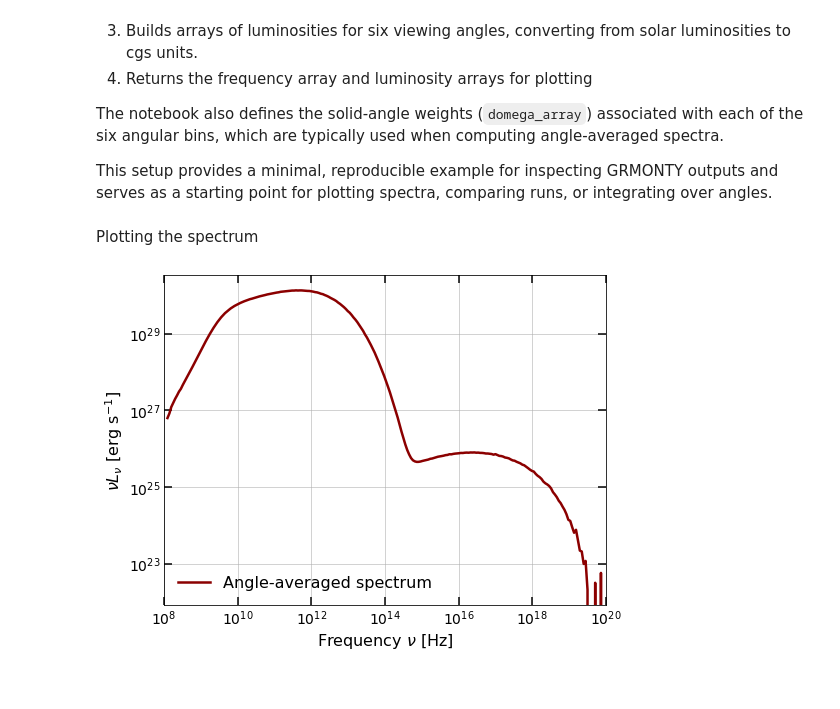
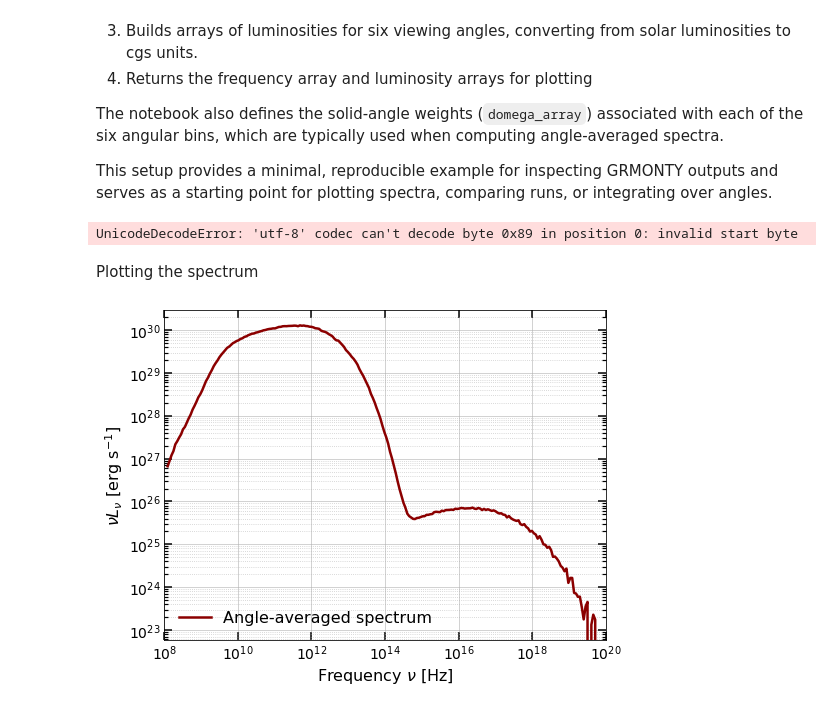
Before and after one commit to black-hole-group/gpumonty, a Jupyter notebook: python/example.ipynb, the cells around one changed output. Drawn from its saved outputs; the diff is of its cells as text; code cells hidden in the pictures.

Commit message:
Conditional to allow compatibility with other report_spectrum functions from other models and modification to the jupyter notebook

```diff
--- a/python/example.ipynb
+++ b/python/example.ipynb
@@ -19,11 +19,26 @@ The code cell below defines a helper function, `grmonty(file)`, which:
 The notebook also defines the solid-angle weights (`domega_array`) associated with each of the six angular bins, which are typically used when computing angle-averaged spectra.
 
 This setup provides a minimal, reproducible example for inspecting GRMONTY outputs and serves as a starting point for plotting spectra, comparing runs, or integrating over angles.
+# %%
+#Read H5 output file from iharm model
+import h5py
+
+with h5py.File('../spectrum.h5', 'r') as f:
+    # Access the 'output' group
+    output_group = f['output']
+    LSUN = 3.827e33
+    CL = 2.99792458e10
+    ME = 9.1093826e-28
+    HPL =  6.6260693e-27
+    nu = 10**output_group['lnu'][:] * (ME * CL**2/HPL)
+    nuLnu = output_group['nuLnu'][:] * LSUN
+    dOmega = output_group['dOmega'][:]
 # %%
 import numpy as np
 from astropy.io import ascii
 import matplotlib.pyplot as plt
 
+#read from other models
 def grmonty(file):
     """
     Reads SEDs in the format provided by grmonty.
@@ -84,13 +99,15 @@ def grmonty(file):
     return nu, ll, tauabs, domega_arr
 
 # Example usage:
-nu, nuLnu, tauabs, domega_array = grmonty('../output/sane_iharm.spec')
+nu, nuLnu, tauabs, domega_array = grmonty('../spectrum.h5')
 # print("Read dOmega:", domega_array)
+# %% [output]
+UnicodeDecodeError: 'utf-8' codec can't decode byte 0x89 in position 0: invalid start byte
 # %% [markdown]
 Plotting the spectrum
 # %%
-nuLnu_all = (nuLnu * domega_array[:, None] / (4 * np.pi)).sum(axis=0)
-
+#nuLnu_all = (nuLnu * domega_array[:, None] / (4 * np.pi)).sum(axis=0)
+nuLnu_all = (nuLnu_igr.sum(0) * dOmega / (4 * np.pi)).sum(1)
 plt.figure(figsize=(7.5, 5.5))
 
 plt.loglog(
@@ -113,31 +130,31 @@ plt.grid(which='minor', linestyle=':', alpha=0.7)
 
 plt.tick_params(
     axis='both',
     which='major',
     direction='in',
     length=8,
     width=1.5,
     labelsize=14,
     top=True,
     right=True
 )
 
 plt.tick_params(
     axis='both',
     which='minor',
     direction='in',
     length=4,
     width=1.2,
     top=True,
     right=True
 )
 
 plt.tight_layout()
 plt.savefig(
     "test_figure.png",
     dpi=300,
     bbox_inches="tight"
 )
 plt.show()
 # %% [output]
-[figure, old version]
+[figure, new version]
```
Also changed, not shown: 3 other files.
